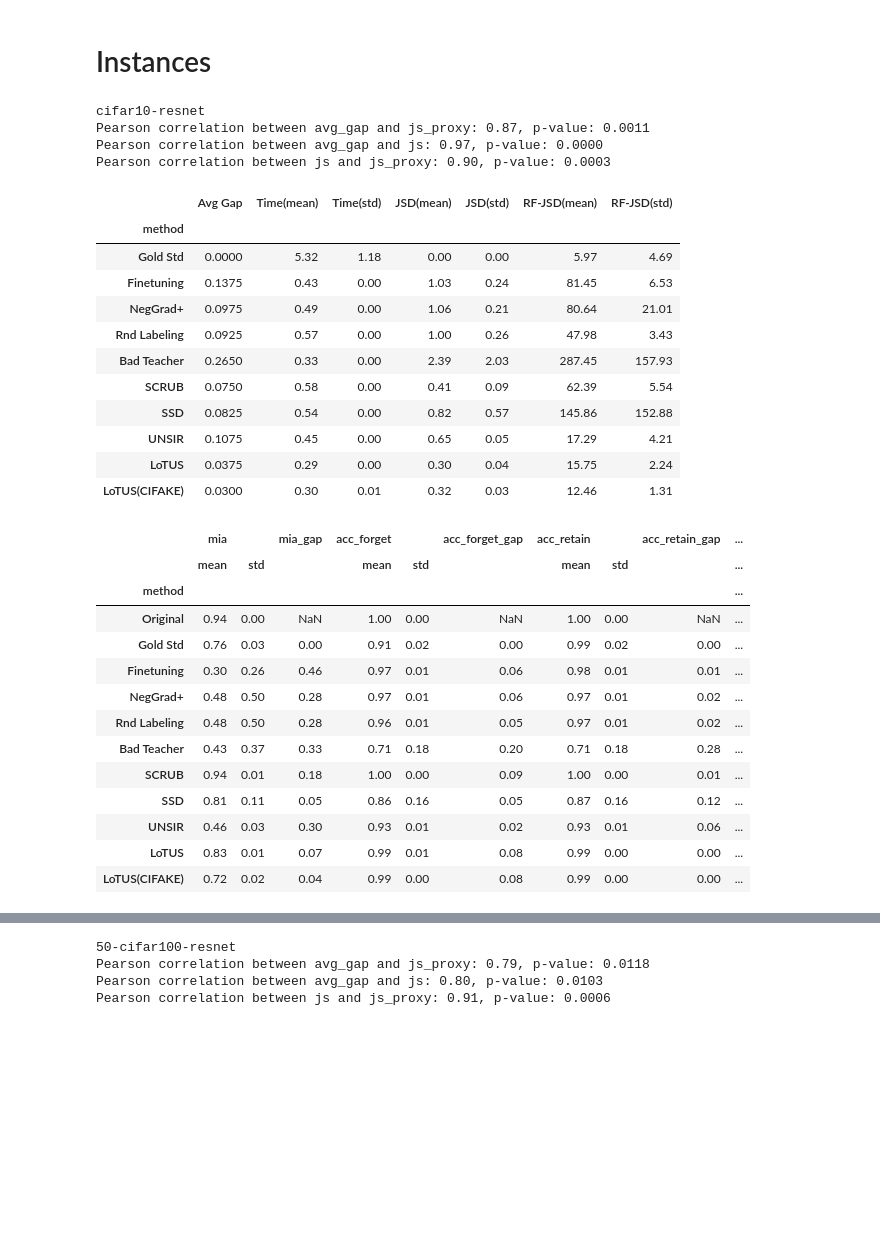
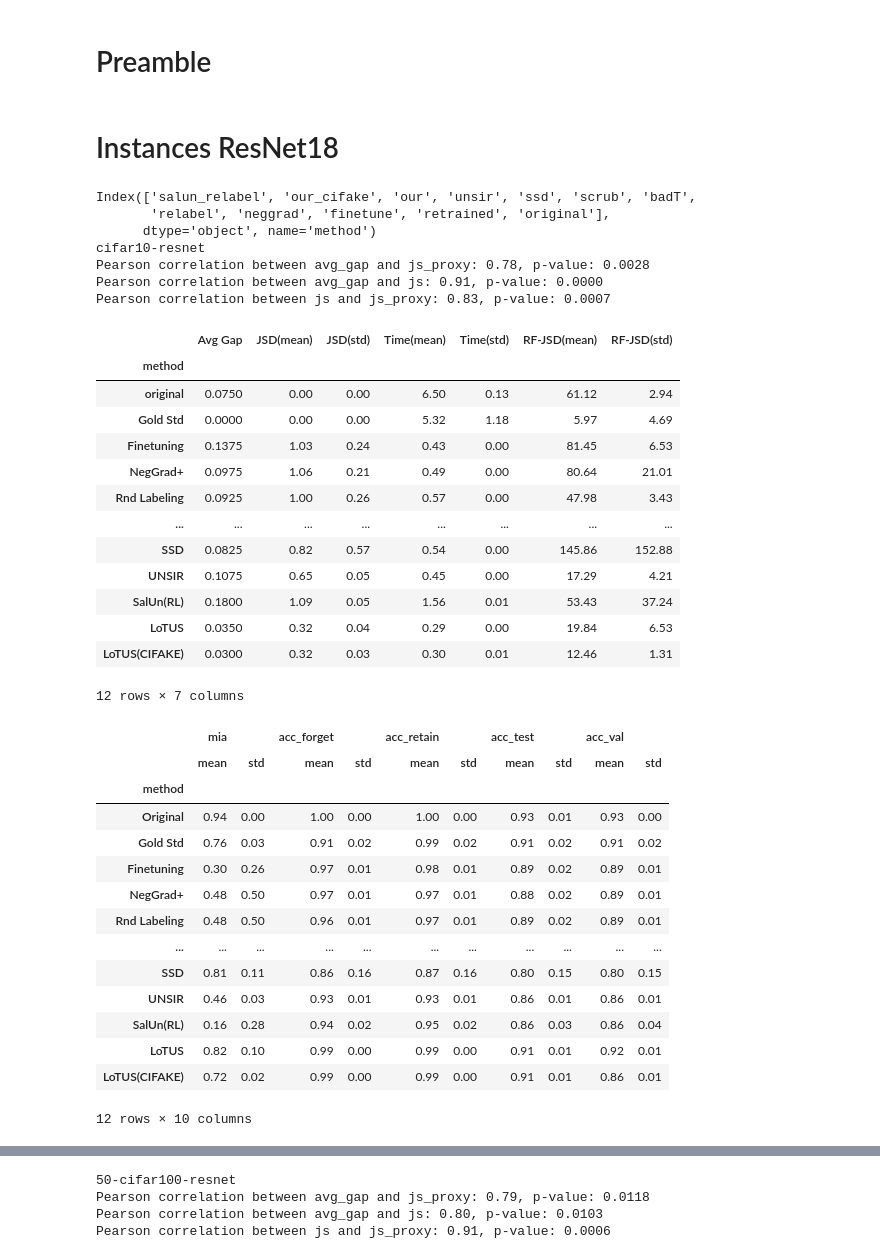
Before and after one commit to cspartalis/LoTUS, a Jupyter notebook: notebooks/results.ipynb, the cells around one changed output, grey strips where cells are left out. Drawn from its saved outputs; the diff is of its cells as text; code cells hidden in the pictures; blank space fills up the shorter version.

```diff
--- a/notebooks/results.ipynb
+++ b/notebooks/results.ipynb
@@ -1,3 +1,5 @@
+# %% [markdown]
+# Preamble
 # %%
 import sys
 
@@ -244,38 +198,44 @@ def get_results(experiment_name):
 
     return main_df, appendix_df
 # %% [markdown]
-# Instances
+# Instances ResNet18
 # %%
-rn_cifar10, appendix_df = get_results("cifar10-resnet")
+rn_cifar10, appendix_cifar10 = get_results("cifar10-resnet")
 # %% [output]
+Index(['salun_relabel', 'our_cifake', 'our', 'unsir', 'ssd', 'scrub', 'badT',
+       'relabel', 'neggrad', 'finetune', 'retrained', 'original'],
+      dtype='object', name='method')
 cifar10-resnet
-Pearson correlation between avg_gap and js_proxy: 0.87, p-value: 0.0011
-Pearson correlation between avg_gap and js: 0.97, p-value: 0.0000
-Pearson correlation between js and js_proxy: 0.90, p-value: 0.0003
+Pearson correlation between avg_gap and js_proxy: 0.78, p-value: 0.0028
+Pearson correlation between avg_gap and js: 0.91, p-value: 0.0000
+Pearson correlation between js and js_proxy: 0.83, p-value: 0.0007
-|  | Avg Gap | Time(mean) | Time(std) | JSD(mean) | JSD(std) | RF-JSD(mean) | RF-JSD(std) |
+|  | Avg Gap | JSD(mean) | JSD(std) | Time(mean) | Time(std) | RF-JSD(mean) | RF-JSD(std) |
 | method |  |  |  |  |  |  |  |
-| Gold Std | 0.0000 | 5.32 | 1.18 | 0.00 | 0.00 | 5.97 | 4.69 |
-| Finetuning | 0.1375 | 0.43 | 0.00 | 1.03 | 0.24 | 81.45 | 6.53 |
-| NegGrad+ | 0.0975 | 0.49 | 0.00 | 1.06 | 0.21 | 80.64 | 21.01 |
-| Rnd Labeling | 0.0925 | 0.57 | 0.00 | 1.00 | 0.26 | 47.98 | 3.43 |
-| Bad Teacher | 0.2650 | 0.33 | 0.00 | 2.39 | 2.03 | 287.45 | 157.93 |
-| SCRUB | 0.0750 | 0.58 | 0.00 | 0.41 | 0.09 | 62.39 | 5.54 |
-| SSD | 0.0825 | 0.54 | 0.00 | 0.82 | 0.57 | 145.86 | 152.88 |
-| UNSIR | 0.1075 | 0.45 | 0.00 | 0.65 | 0.05 | 17.29 | 4.21 |
-| LoTUS | 0.0375 | 0.29 | 0.00 | 0.30 | 0.04 | 15.75 | 2.24 |
-| LoTUS(CIFAKE) | 0.0300 | 0.30 | 0.01 | 0.32 | 0.03 | 12.46 | 1.31 |
+| original | 0.0750 | 0.00 | 0.00 | 6.50 | 0.13 | 61.12 | 2.94 |
+| Gold Std | 0.0000 | 0.00 | 0.00 | 5.32 | 1.18 | 5.97 | 4.69 |
+| Finetuning | 0.1375 | 1.03 | 0.24 | 0.43 | 0.00 | 81.45 | 6.53 |
+| NegGrad+ | 0.0975 | 1.06 | 0.21 | 0.49 | 0.00 | 80.64 | 21.01 |
+| Rnd Labeling | 0.0925 | 1.00 | 0.26 | 0.57 | 0.00 | 47.98 | 3.43 |
+| ... | ... | ... | ... | ... | ... | ... | ... |
+| SSD | 0.0825 | 0.82 | 0.57 | 0.54 | 0.00 | 145.86 | 152.88 |
+| UNSIR | 0.1075 | 0.65 | 0.05 | 0.45 | 0.00 | 17.29 | 4.21 |
+| SalUn(RL) | 0.1800 | 1.09 | 0.05 | 1.56 | 0.01 | 53.43 | 37.24 |
+| LoTUS | 0.0350 | 0.32 | 0.04 | 0.29 | 0.00 | 19.84 | 6.53 |
+| LoTUS(CIFAKE) | 0.0300 | 0.32 | 0.03 | 0.30 | 0.01 | 12.46 | 1.31 |
+12 rows × 7 columns
-|  | mia |  | mia_gap | acc_forget |  | acc_forget_gap | acc_retain |  | acc_retain_gap | ... |
-|  | mean | std |  | mean | std |  | mean | std |  | ... |
-| method |  |  |  |  |  |  |  |  |  | ... |
-| Original | 0.94 | 0.00 | NaN | 1.00 | 0.00 | NaN | 1.00 | 0.00 | NaN | ... |
-| Gold Std | 0.76 | 0.03 | 0.00 | 0.91 | 0.02 | 0.00 | 0.99 | 0.02 | 0.00 | ... |
-| Finetuning | 0.30 | 0.26 | 0.46 | 0.97 | 0.01 | 0.06 | 0.98 | 0.01 | 0.01 | ... |
-| NegGrad+ | 0.48 | 0.50 | 0.28 | 0.97 | 0.01 | 0.06 | 0.97 | 0.01 | 0.02 | ... |
-| Rnd Labeling | 0.48 | 0.50 | 0.28 | 0.96 | 0.01 | 0.05 | 0.97 | 0.01 | 0.02 | ... |
-| Bad Teacher | 0.43 | 0.37 | 0.33 | 0.71 | 0.18 | 0.20 | 0.71 | 0.18 | 0.28 | ... |
-| SCRUB | 0.94 | 0.01 | 0.18 | 1.00 | 0.00 | 0.09 | 1.00 | 0.00 | 0.01 | ... |
-| SSD | 0.81 | 0.11 | 0.05 | 0.86 | 0.16 | 0.05 | 0.87 | 0.16 | 0.12 | ... |
-| UNSIR | 0.46 | 0.03 | 0.30 | 0.93 | 0.01 | 0.02 | 0.93 | 0.01 | 0.06 | ... |
-| LoTUS | 0.83 | 0.01 | 0.07 | 0.99 | 0.01 | 0.08 | 0.99 | 0.00 | 0.00 | ... |
-| LoTUS(CIFAKE) | 0.72 | 0.02 | 0.04 | 0.99 | 0.00 | 0.08 | 0.99 | 0.00 | 0.00 | ... |
+|  | mia |  | acc_forget |  | acc_retain |  | acc_test |  | acc_val |  |
+|  | mean | std | mean | std | mean | std | mean | std | mean | std |
+| method |  |  |  |  |  |  |  |  |  |  |
+| Original | 0.94 | 0.00 | 1.00 | 0.00 | 1.00 | 0.00 | 0.93 | 0.01 | 0.93 | 0.00 |
+| Gold Std | 0.76 | 0.03 | 0.91 | 0.02 | 0.99 | 0.02 | 0.91 | 0.02 | 0.91 | 0.02 |
+| Finetuning | 0.30 | 0.26 | 0.97 | 0.01 | 0.98 | 0.01 | 0.89 | 0.02 | 0.89 | 0.01 |
+| NegGrad+ | 0.48 | 0.50 | 0.97 | 0.01 | 0.97 | 0.01 | 0.88 | 0.02 | 0.89 | 0.01 |
+| Rnd Labeling | 0.48 | 0.50 | 0.96 | 0.01 | 0.97 | 0.01 | 0.89 | 0.02 | 0.89 | 0.01 |
+| ... | ... | ... | ... | ... | ... | ... | ... | ... | ... | ... |
+| SSD | 0.81 | 0.11 | 0.86 | 0.16 | 0.87 | 0.16 | 0.80 | 0.15 | 0.80 | 0.15 |
+| UNSIR | 0.46 | 0.03 | 0.93 | 0.01 | 0.93 | 0.01 | 0.86 | 0.01 | 0.86 | 0.01 |
+| SalUn(RL) | 0.16 | 0.28 | 0.94 | 0.02 | 0.95 | 0.02 | 0.86 | 0.03 | 0.86 | 0.04 |
+| LoTUS | 0.82 | 0.10 | 0.99 | 0.00 | 0.99 | 0.00 | 0.91 | 0.01 | 0.92 | 0.01 |
+| LoTUS(CIFAKE) | 0.72 | 0.02 | 0.99 | 0.00 | 0.99 | 0.00 | 0.91 | 0.01 | 0.86 | 0.01 |
+12 rows × 10 columns
 # %%
```
Also changed, not shown: parts of 11 cells of this notebook, 10 other files.
